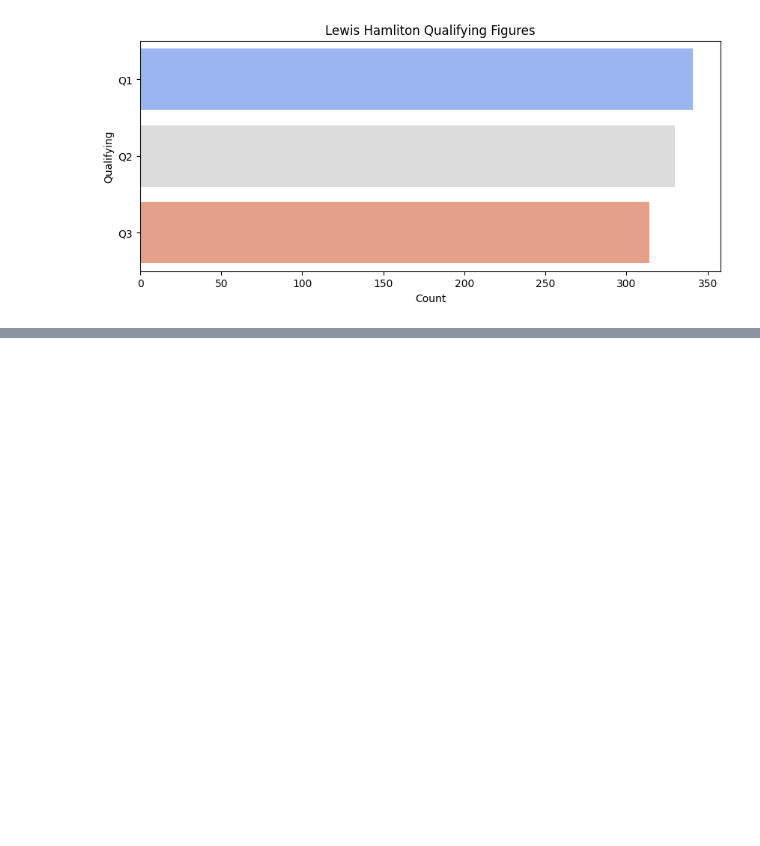
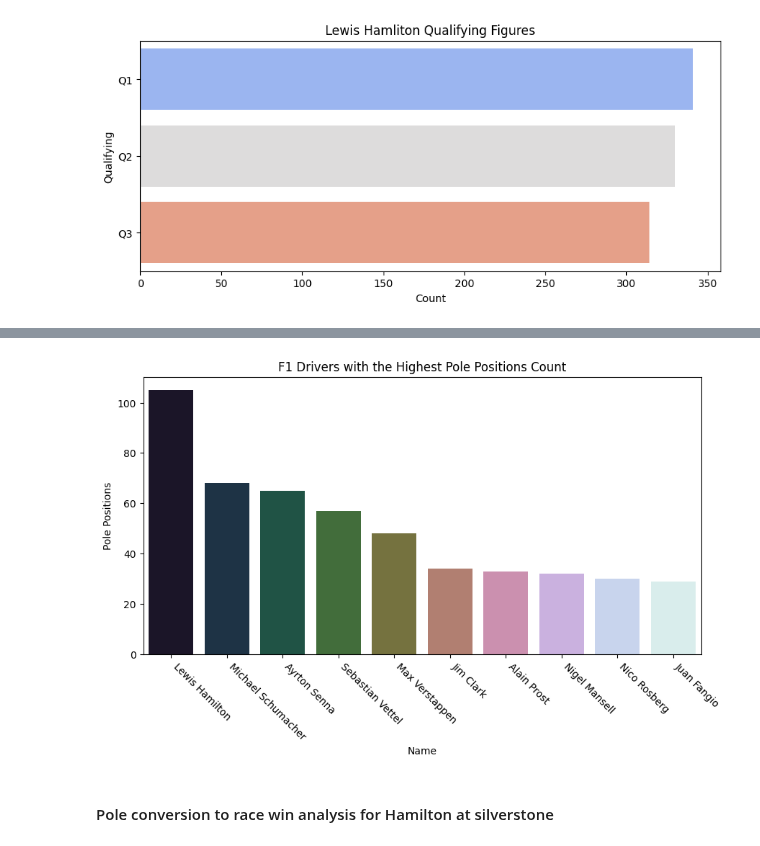
Before and after one commit to sagarverma29/F1-World-Championship-Analysis, a Jupyter notebook: Formula 1 EDA.ipynb, the cells around one changed output, grey strips where cells are left out. Cells and saved outputs as stored; diff of their text form; code cells hidden in the pictures; blank space fills up the shorter version.

```diff
--- a/Formula 1 EDA.ipynb
+++ b/Formula 1 EDA.ipynb
@@ -822,0 +826,30 @@ plt.show()
+# %%
+query = """
+WITH result_q AS(
+SELECT d.driverId, d.Name,  r.raceId, COUNT(grid) AS Pole_r
+FROM drivers AS d
+JOIN results AS rs
+ON d.driverId = rs.driverId
+JOIN races AS r
+ON rs.raceID = r.raceID
+WHERE rs.grid = 1
+GROUP BY d.driverId, d.Name
+),
+sprint_q AS(
+SELECT d.driverId, d.Name,  r.raceId, COUNT(grid) AS Pole_s
+FROM drivers AS d
+JOIN sprint_results AS s
+ON d.driverId = s.driverId
+JOIN races AS r
+ON s.raceID = r.raceID
+WHERE s.grid = 1
+GROUP BY d.driverId, d.Name
+)
+SELECT rq.driverId, rq.Name,
+       COALESCE(Pole_r, 0) + COALESCE(Pole_s, 0) AS Pole
+FROM result_q AS rq
+LEFT JOIN sprint_q AS sq ON rq.driverId = sq.driverId
+ORDER BY POLE DESC
+"""
+
+Pole_positions = pd.read_sql(query, engine)
@@ -822,0 +870,11 @@ plt.show()
+# %%
+plt.figure(figsize= (10,5))
+g = sns.barplot(data= Pole_positions.head(10), x= 'Name', y= 'Pole', hue= 'Name', palette= 'cubehelix')
+plt.title('F1 Drivers with the Highest Pole Positions Count')
+plt.xticks(rotation = -45, ha= 'left', va= 'top', fontsize = 10)
+plt.ylabel('Pole Positions')
+plt.show()
+# %% [output]
+[figure, added]
+# %% [markdown]
+#### Pole conversion to race win analysis for Hamilton at silverstone
```
Also changed, not shown: parts of 9 cells of this notebook.
